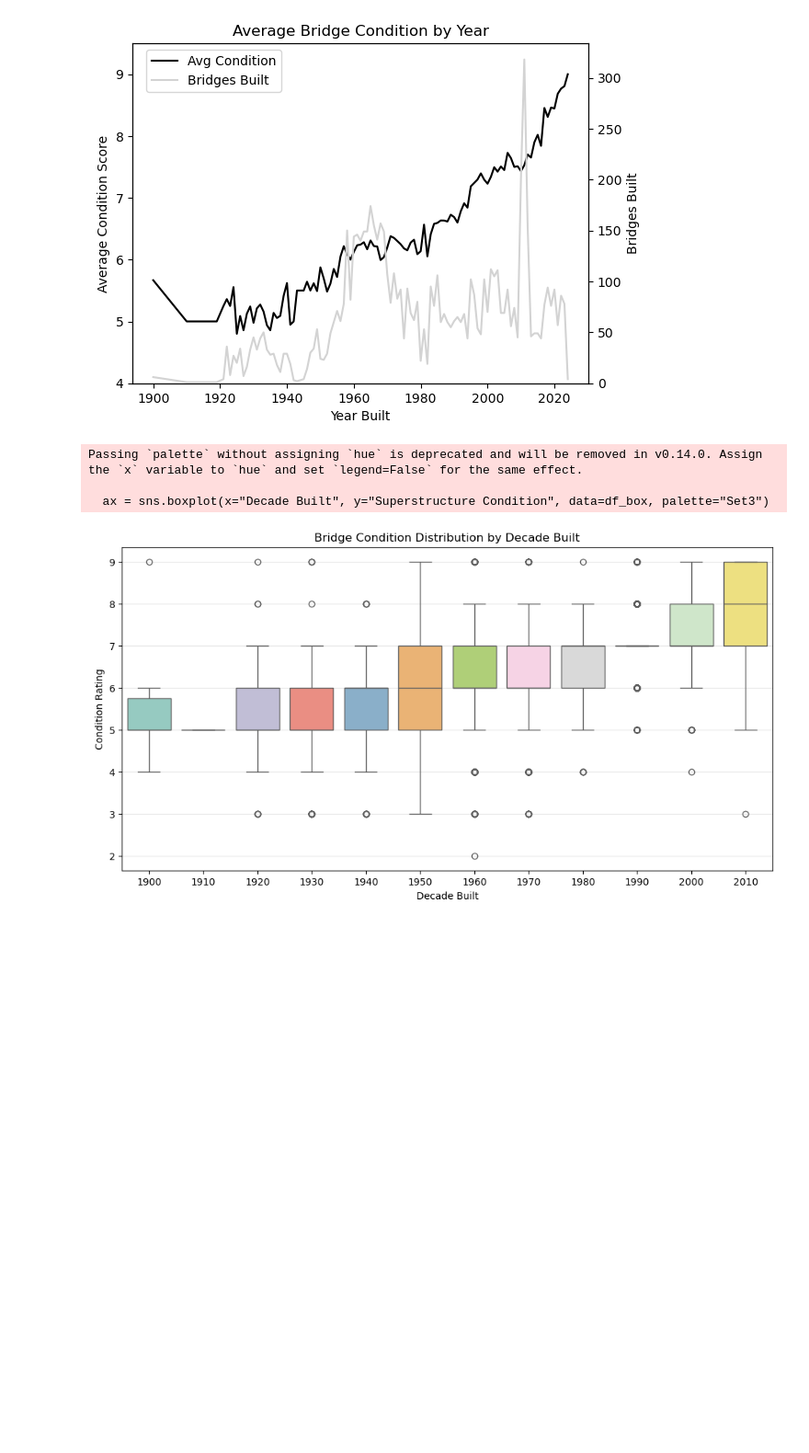
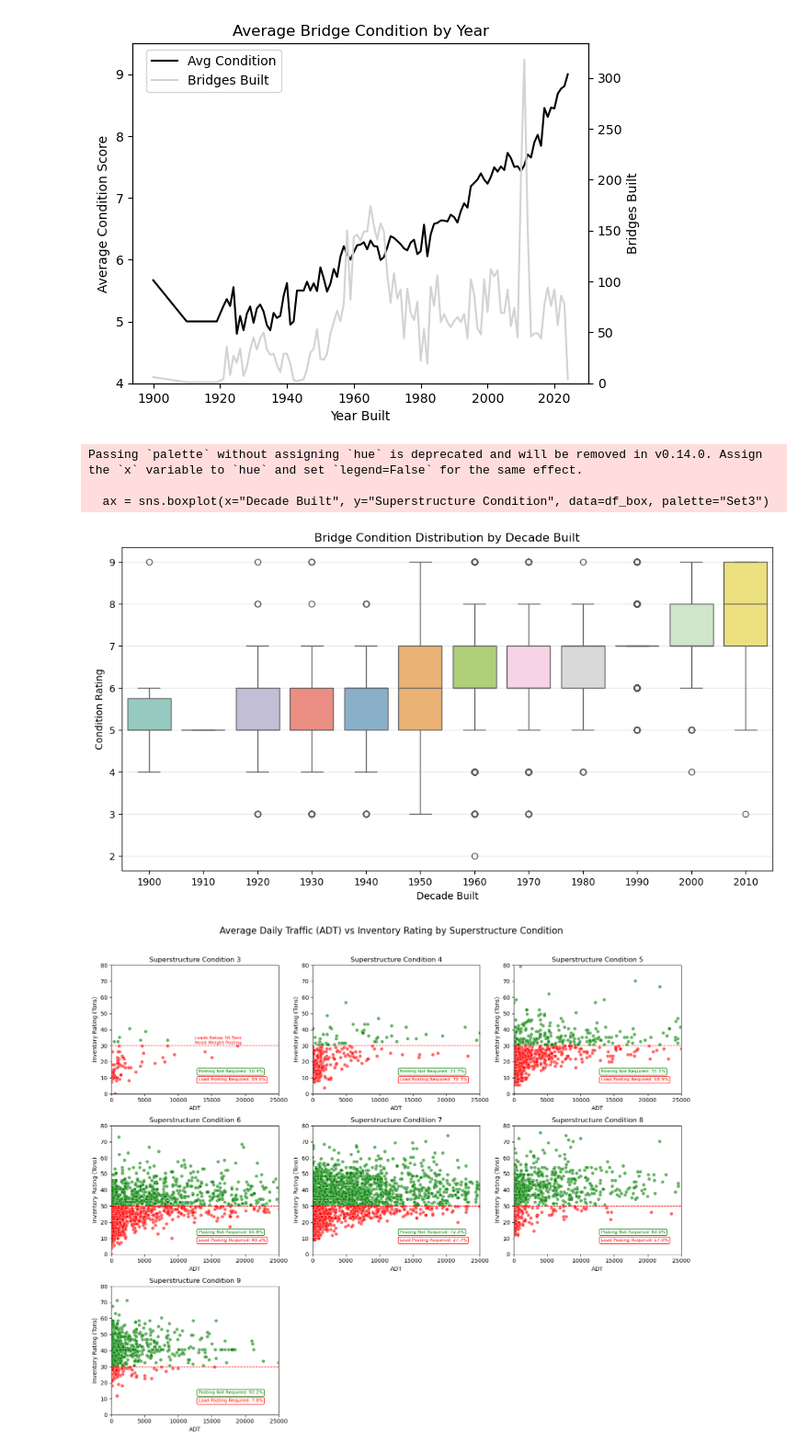
Before and after one commit to kenziemcallister/MODOT-Bridges-Data-Story, a Jupyter notebook: ConditionPlots.ipynb, the cells around one changed output. Shown: that part at 92% size. Cells and saved outputs as stored; diff of their text form; code cells hidden in the pictures; blank space fills up the shorter version.

Commit message:
Added Scatter Plot

```diff
--- a/ConditionPlots.ipynb
+++ b/ConditionPlots.ipynb
@@ -101,3 +101,98 @@ Passing `palette` without assigning `hue` is deprecated and will be removed in v
 [figure]
 # %%
 # Scatter -- ADT vs Load rating by condition
+
+df_scatter = pd.DataFrame()
+
+# prepare df for scatter plot with ADT, Superstrucutre Condition, and INV rating
+df_scatter["ADT"] = pd.to_numeric(df["ADT_029"], errors="coerce").fillna(0).astype(int)
+df_scatter["Superstructure Condition"] = df["SUPERSTRUCTURE_COND_059"]
+df_scatter["Inventory Rating"] = pd.to_numeric(df["INVENTORY_RATING_066"], errors="coerce")
+
+# remove culverts
+df_scatter["Superstructure Condition"] = df_scatter["Superstructure Condition"].apply(lambda x: int(x) if x != "N" else "Culvert")
+df_scatter = df_scatter[df_scatter["Superstructure Condition"] != "Culvert"]
+df_scatter.reset_index(inplace=True, drop=True)
+
+# get all conditions excluding 2 (not a significant number of bridges with condition 2)
+conditions = range(3,10)
+
+fig, axes = plt.subplots(3, 3, figsize=(15, 12))
+axes = axes.flatten()
+
+# set threshold based on load posting standards (EPG 753.15 pg 15-41)
+threshold = 30
+df_scatter["Below Threshold"] = df_scatter["Inventory Rating"] < threshold
+
+
+# create scatter plots by condition
+for i, condition in enumerate(conditions):
+    ax = axes[i]
+    data_cond = df_scatter[df_scatter["Superstructure Condition"] == condition]
+
+    sns.scatterplot(
+        ax=ax,
+        data=data_cond,
+        x="ADT",
+        y="Inventory Rating",
+        hue="Below Threshold",
+        palette={True: "red", False: "green"},
+        alpha=0.6,
+        legend=False
+    )
+
+    ax.set_title(f"Superstructure Condition {condition}")
+    ax.set_xlim(xmin=0, xmax=25000)
+    ax.set_ylim(ymin=0, ymax=80)
+    ax.set_xlabel("ADT")
+    ax.set_ylabel("Inventory Rating (Tons)")
+    ax.axhline(y=threshold, color="red", linestyle="--", linewidth=1)
+
+    # calculate percentages of bridges needing posting
+    total = len(data_cond)
+    below = (data_cond["Inventory Rating"] < threshold).sum()
+    above = total - below
+
+    below_pct = (below / total) * 100 if total > 0 else 0
+    above_pct = (above / total) * 100 if total > 0 else 0
+
+    # legend for number of bridges not needing load posting
+    ax.text(
+        x=13000,
+        y= 15,
+        s=f"Posting Not Required: {above_pct:.1f}%",
+        color="green",
+        fontsize=8,
+        verticalalignment="top",
+        bbox=dict(facecolor='white', edgecolor='green', boxstyle='round,pad=0.3', lw=1)
+    )
+
+    # legend for number of bridges needing load posting
+    ax.text(
+        x=13000,
+        y= 10,
+        s=f"Load Posting Required: {below_pct:.1f}%",
+        color="red",
+        fontsize=8,
+        verticalalignment="top",
+        bbox=dict(facecolor='white', edgecolor='red', boxstyle='round,pad=0.3', lw=1)
+    )
+
+# annotate first graph to show the load posting threshold
+axes[0].text(
+    x=12500,
+    y=threshold + 1,
+    s=f"Loads Below {threshold} Tons \nNeed Weight Posting",
+    color="red",
+    fontsize=8
+)
+
+# remove unused subplots
+for j in range(len(conditions), 9):
+    fig.delaxes(axes[j])
+
+plt.tight_layout()
+plt.suptitle("Average Daily Traffic (ADT) vs Inventory Rating by Superstructure Condition", fontsize=16, y=1.05)
+plt.show()
+# %% [output]
+[figure, added]
```
